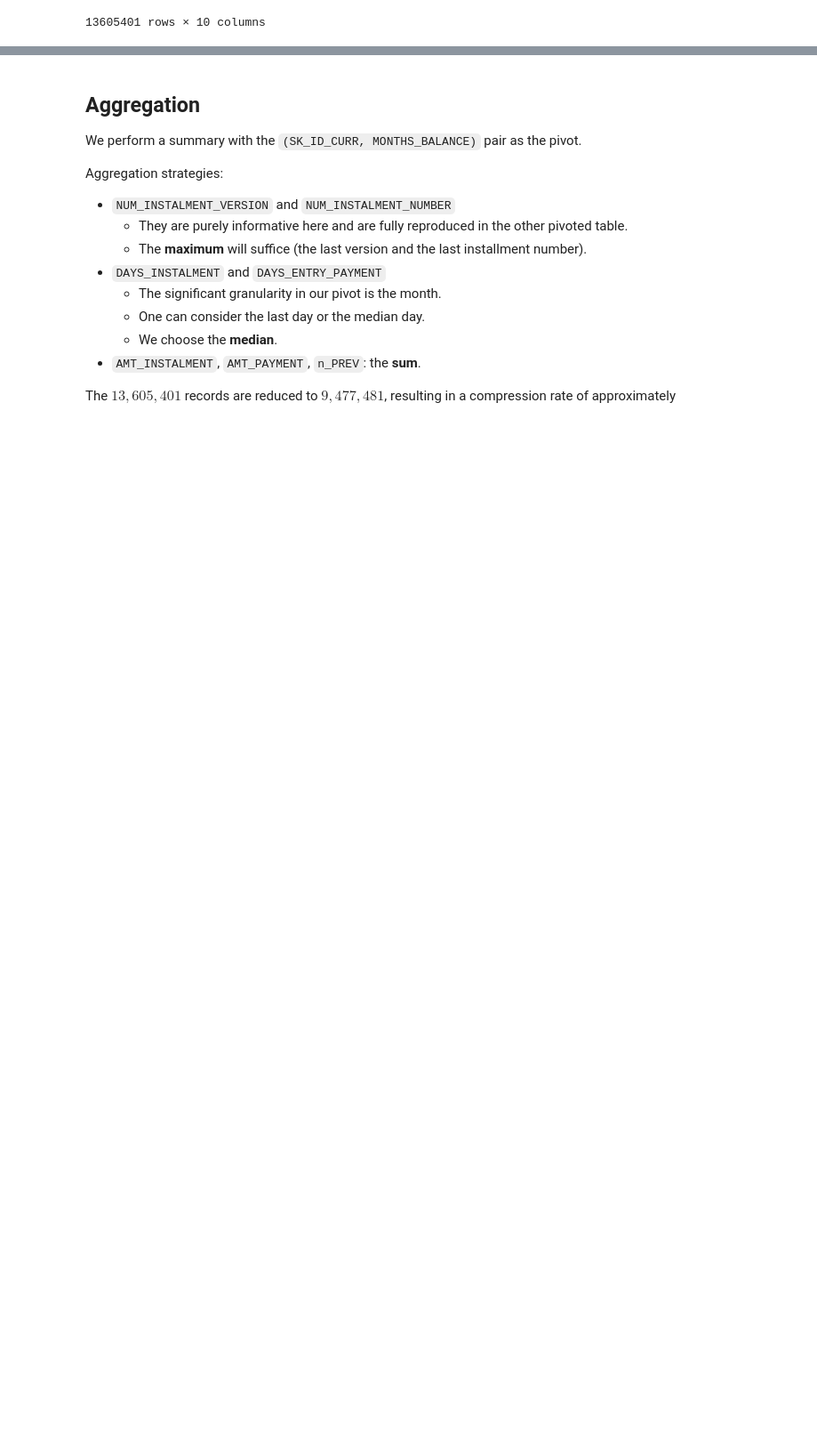
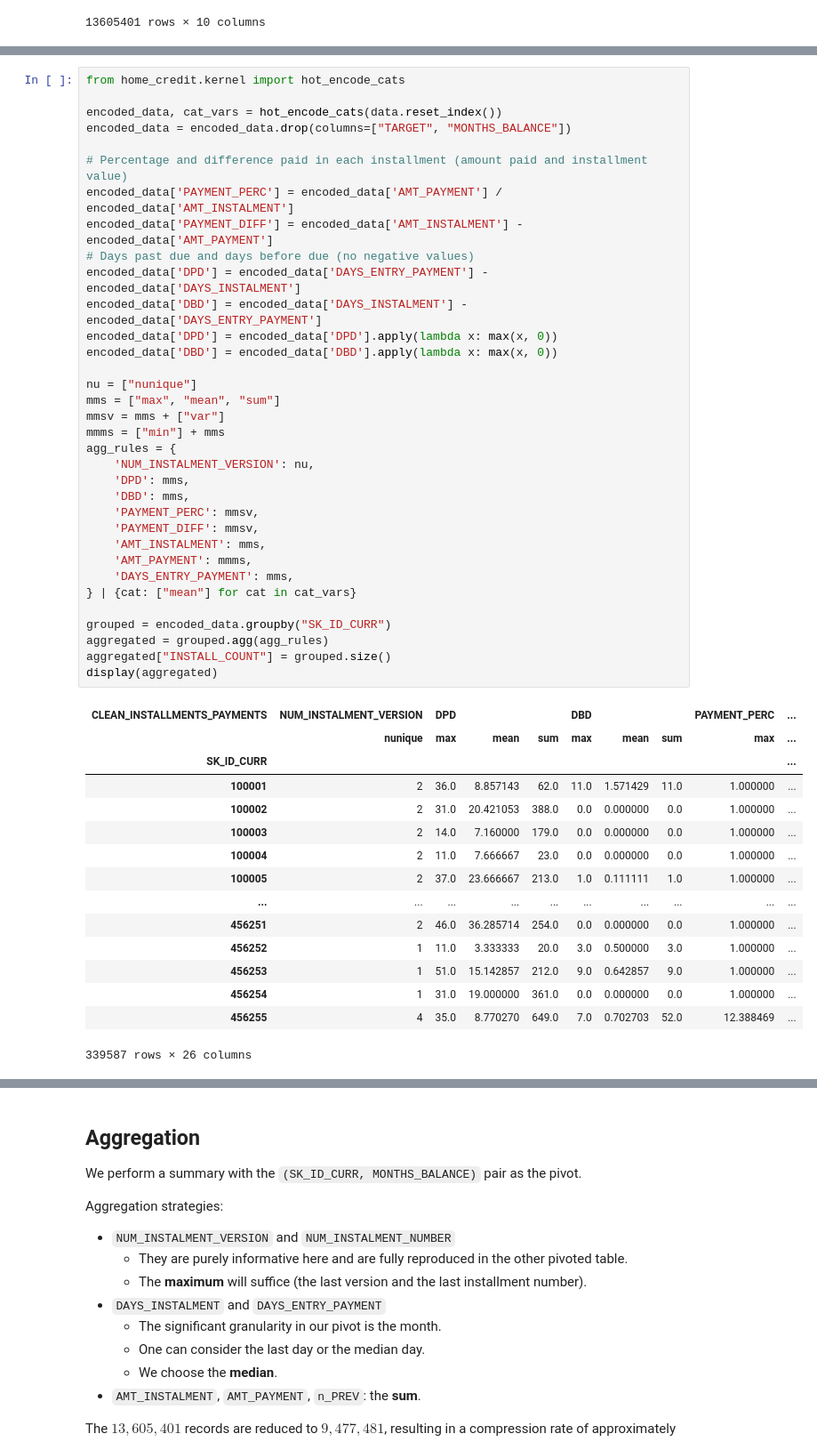
Before and after one commit to Franck-PepperLabs/pepper_credit_scoring_tool, a Jupyter notebook: notebooks/feature_engineering/merge/grouped_installments_payments.ipynb, the cells around one changed output, grey strips where cells are left out. Shown at 89% size. Cells and saved outputs as stored; diff of their text form; blank space fills up the shorter version.

```diff
--- a/notebooks/feature_engineering/merge/grouped_installments_payments.ipynb
+++ b/notebooks/feature_engineering/merge/grouped_installments_payments.ipynb
@@ -40,0 +135,50 @@ number of samples: 13 605 401
+# %%
+from home_credit.kernel import hot_encode_cats
+
+encoded_data, cat_vars = hot_encode_cats(data.reset_index())
+encoded_data = encoded_data.drop(columns=["TARGET", "MONTHS_BALANCE"])
+
+# Percentage and difference paid in each installment (amount paid and installment value)
+encoded_data['PAYMENT_PERC'] = encoded_data['AMT_PAYMENT'] / encoded_data['AMT_INSTALMENT']
+encoded_data['PAYMENT_DIFF'] = encoded_data['AMT_INSTALMENT'] - encoded_data['AMT_PAYMENT']
+# Days past due and days before due (no negative values)
+encoded_data['DPD'] = encoded_data['DAYS_ENTRY_PAYMENT'] - encoded_data['DAYS_INSTALMENT']
+encoded_data['DBD'] = encoded_data['DAYS_INSTALMENT'] - encoded_data['DAYS_ENTRY_PAYMENT']
+encoded_data['DPD'] = encoded_data['DPD'].apply(lambda x: max(x, 0))
+encoded_data['DBD'] = encoded_data['DBD'].apply(lambda x: max(x, 0))
+
+nu = ["nunique"]
+mms = ["max", "mean", "sum"]
+mmsv = mms + ["var"]
+mmms = ["min"] + mms
+agg_rules = {
+    'NUM_INSTALMENT_VERSION': nu,
+    'DPD': mms,
+    'DBD': mms,
+    'PAYMENT_PERC': mmsv,
+    'PAYMENT_DIFF': mmsv,
+    'AMT_INSTALMENT': mms,
+    'AMT_PAYMENT': mmms,
+    'DAYS_ENTRY_PAYMENT': mms,
+} | {cat: ["mean"] for cat in cat_vars}
+
+grouped = encoded_data.groupby("SK_ID_CURR")
+aggregated = grouped.agg(agg_rules)
+aggregated["INSTALL_COUNT"] = grouped.size()
+display(aggregated)
+# %% [output]
+| CLEAN_INSTALLMENTS_PAYMENTS | NUM_INSTALMENT_VERSION | DPD |  |  | DBD |  |  | PAYMENT_PERC | ... |
+|  | nunique | max | mean | sum | max | mean | sum | max | ... |
+| SK_ID_CURR |  |  |  |  |  |  |  |  | ... |
+| 100001 | 2 | 36.0 | 8.857143 | 62.0 | 11.0 | 1.571429 | 11.0 | 1.000000 | ... |
+| 100002 | 2 | 31.0 | 20.421053 | 388.0 | 0.0 | 0.000000 | 0.0 | 1.000000 | ... |
+| 100003 | 2 | 14.0 | 7.160000 | 179.0 | 0.0 | 0.000000 | 0.0 | 1.000000 | ... |
+| 100004 | 2 | 11.0 | 7.666667 | 23.0 | 0.0 | 0.000000 | 0.0 | 1.000000 | ... |
+| 100005 | 2 | 37.0 | 23.666667 | 213.0 | 1.0 | 0.111111 | 1.0 | 1.000000 | ... |
+| ... | ... | ... | ... | ... | ... | ... | ... | ... | ... |
+| 456251 | 2 | 46.0 | 36.285714 | 254.0 | 0.0 | 0.000000 | 0.0 | 1.000000 | ... |
+| 456252 | 1 | 11.0 | 3.333333 | 20.0 | 3.0 | 0.500000 | 3.0 | 1.000000 | ... |
+| 456253 | 1 | 51.0 | 15.142857 | 212.0 | 9.0 | 0.642857 | 9.0 | 1.000000 | ... |
+| 456254 | 1 | 31.0 | 19.000000 | 361.0 | 0.0 | 0.000000 | 0.0 | 1.000000 | ... |
+| 456255 | 4 | 35.0 | 8.770270 | 649.0 | 7.0 | 0.702703 | 52.0 | 12.388469 | ... |
+339587 rows × 26 columns
```
Also changed, not shown: parts of 36 cells of this notebook, 18 other files.
